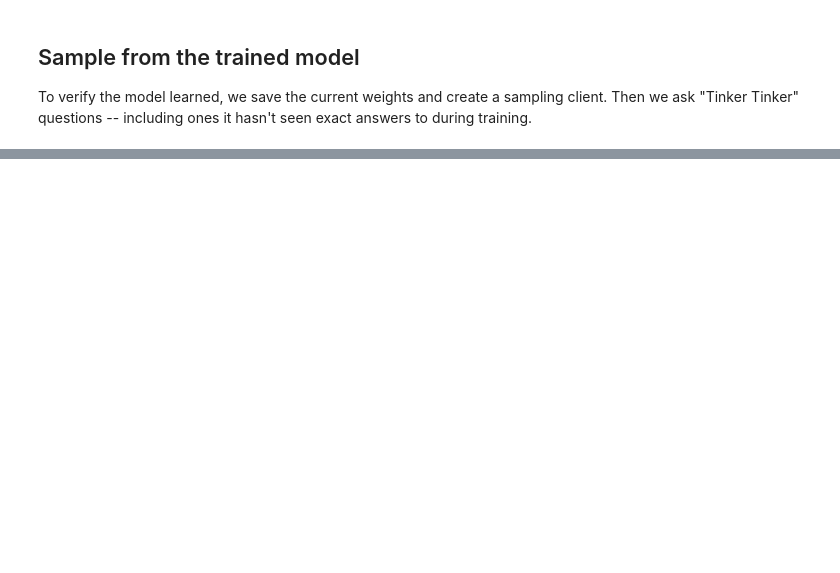
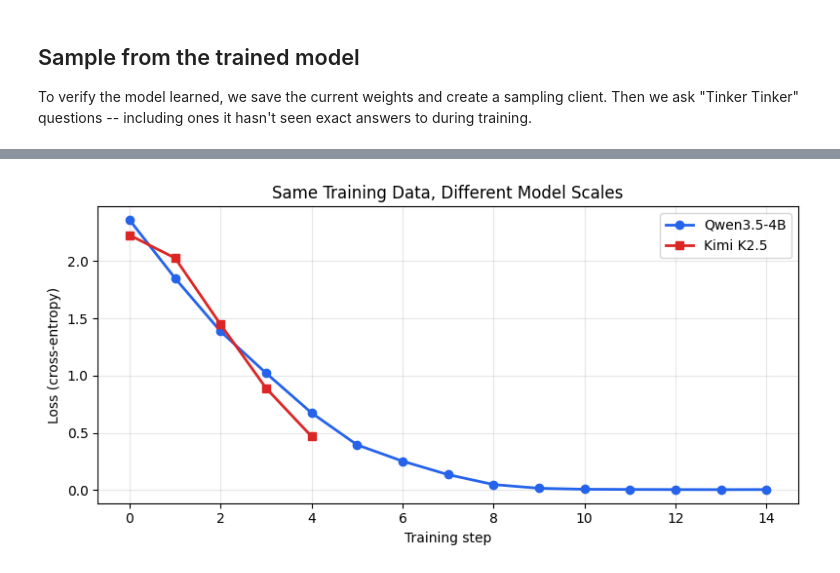
Before and after one commit to thinking-machines-lab/tinker-cookbook, a Jupyter notebook: tutorials/02_first_sft.ipynb, the cells around one changed output, grey strips where cells are left out. Cells and saved outputs as stored; diff of their text form; code cells hidden in the pictures; blank space fills up the shorter version.

```diff
--- a/tutorials/02_first_sft.ipynb
+++ b/tutorials/02_first_sft.ipynb
@@ -274,0 +325,20 @@ This tutorial used the sync API and a tiny dataset to keep things simple. In pra
+# %%
+big_losses = []
+
+for step in range(5):
+    t0 = time.time()
+
+    fwdbwd_future = big_training_client.forward_backward(big_training_data, "cross_entropy")
+    optim_future = big_training_client.optim_step(tinker.AdamParams(learning_rate=2e-4))
+
+    fwdbwd_result = fwdbwd_future.result()
+    optim_result = optim_future.result()
+
+    elapsed = time.time() - t0
+
+    logprobs = np.concatenate([out["logprobs"].tolist() for out in fwdbwd_result.loss_fn_outputs])
+    weights = np.concatenate([d.loss_fn_inputs["weights"].tolist() for d in big_training_data])
+    loss = -np.dot(logprobs, weights) / weights.sum()
+    big_losses.append(loss)
+
+    print(f"Step {step}: loss = {loss:.4f}  ({elapsed:.1f}s)")
@@ -274,0 +351,15 @@ This tutorial used the sync API and a tiny dataset to keep things simple. In pra
+# %%
+fig, ax = plt.subplots(figsize=(8, 4))
+ax.plot(range(len(losses)), losses, marker="o", linewidth=2, color="#2563eb", label="Qwen3.5-4B")
+ax.plot(
+    range(len(big_losses)), big_losses, marker="s", linewidth=2, color="#dc2626", label="Kimi K2.5"
+)
+ax.set_xlabel("Training step")
+ax.set_ylabel("Loss (cross-entropy)")
+ax.set_title("Same Training Data, Different Model Scales")
+ax.legend()
+ax.grid(True, alpha=0.3)
+plt.tight_layout()
+plt.show()
+# %% [output]
+[figure, added]
```
Also changed, not shown: parts of 9 cells of this notebook.
